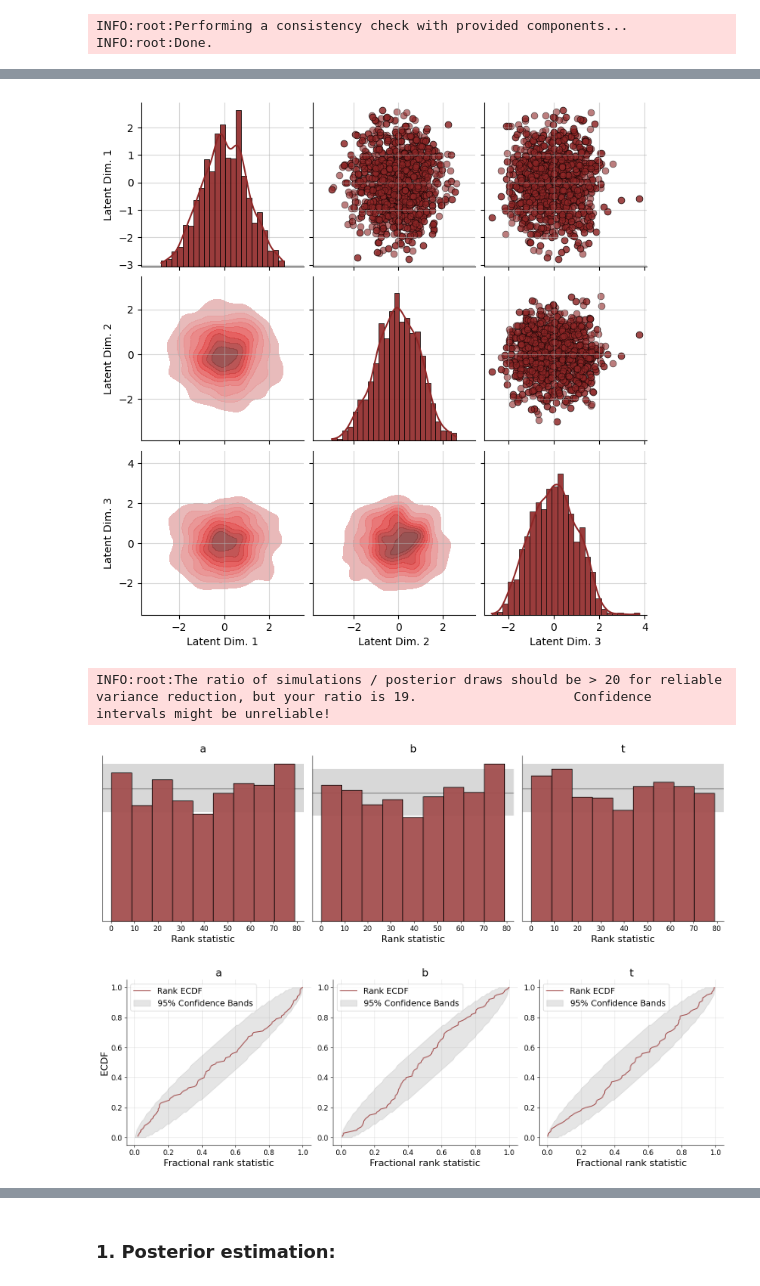
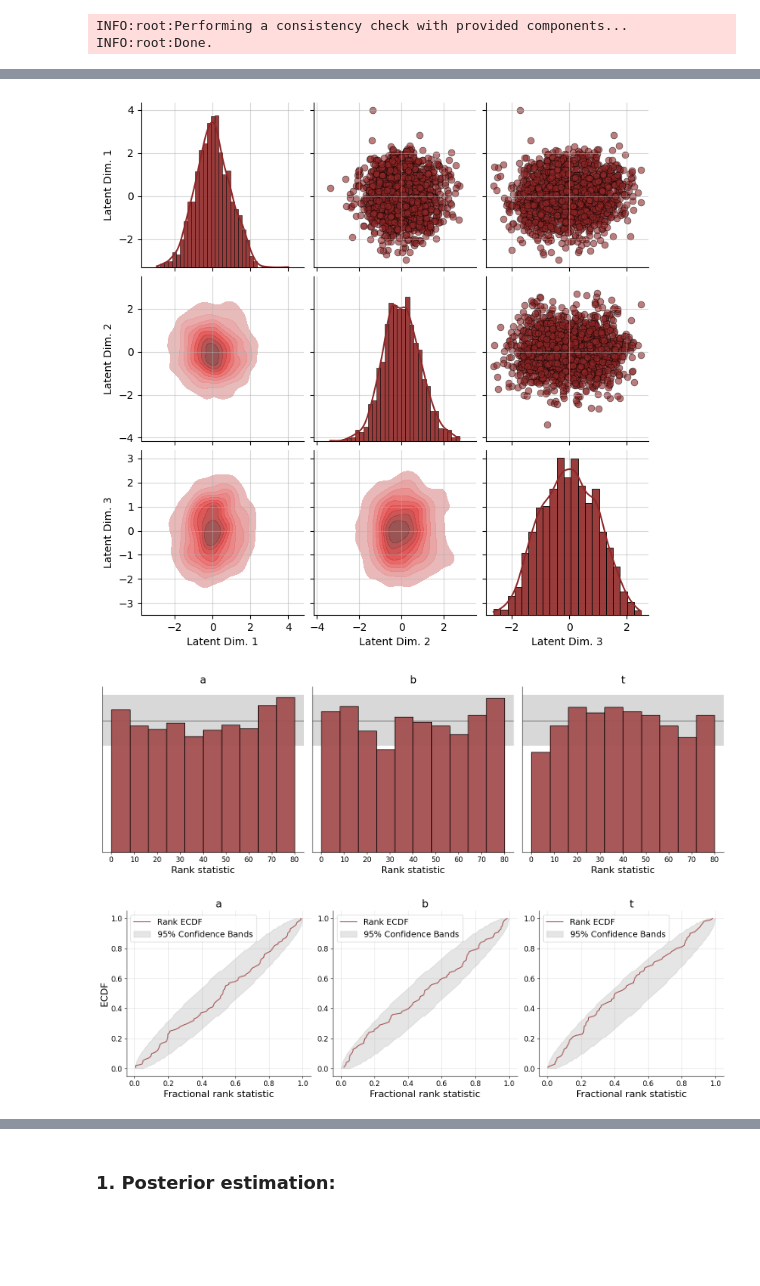
Before and after one commit to alexeykosh/2023-slovotvir-reuse-analysis, a Jupyter notebook: src/inference.ipynb, the cells around one changed output, grey strips where cells are left out. Drawn from its saved outputs; the diff is of its cells as text; code cells hidden in the pictures; blank space fills up the shorter version.

```diff
--- a/src/inference.ipynb
+++ b/src/inference.ipynb
@@ -104,5 +108,5 @@ Non-trainable params: 24 (96.00 Byte)
 _________________________________________________________________
 # %%
 %%time
-gen_data = model(1000)
+gen_data = model(5000)
 # %% [output]
@@ -114,6 +118,6 @@ pickle.dump(gen_data, open('data_1000.pickle', 'wb'))
 # unpickled = pickle.load(open('data.pickle', 'rb'))
 # %%
 %%time
-history = trainer.train_offline(gen_data, epochs=50, batch_size=32, validation_sims=100)
+history = trainer.train_offline(gen_data, epochs=100, batch_size=32, validation_sims=1000)
 # %% [output]
 WARNING:absl:At this time, the v2.11+ optimizer `tf.keras.optimizers.Adam` runs slowly on M1/M2 Macs, please use the legacy Keras optimizer instead, located at `tf.keras.optimizers.legacy.Adam`.
@@ -137,12 +141,11 @@ f = diag.plot_losses(history["train_losses"], history["val_losses"], moving_aver
 # %%
 f = trainer.diagnose_latent2d()
 # %% [output]
-[figure, old version]
+[figure, new version]
 # %%
 f = trainer.diagnose_sbc_histograms()
 # %% [output]
-INFO:root:The ratio of simulations / posterior draws should be > 20 for reliable variance reduction, but your ratio is 19.                    Confidence intervals might be unreliable!
-[figure, old version]
+[figure, new version]
 # %%
 # Generate some validation data
 validation_sims = trainer.configurator(model(batch_size=100))
@@ -150,10 +153,13 @@ validation_sims = trainer.configurator(model(batch_size=100))
 # Generate posterior draws for all simulations
 post_samples = amortizer.sample(validation_sims, n_samples=1000)
 # %%
-# Create ECDF plot
-f = diag.plot_sbc_ecdf(post_samples, validation_sims["parameters"], param_names=prior.param_names)
+# # Create ECDF plot
+f = diag.plot_sbc_ecdf(post_samples,
+                       validation_sims["parameters"],
+                       param_names=prior.param_names,
+                       difference=False, stacked=False)
 # %% [output]
-[figure, old version]
+[figure, new version]
 # %%
 fig = diag.plot_recovery(post_samples, validation_sims["parameters"])
 # %% [output]
```
Also changed, not shown: parts of 20 cells of this notebook.
